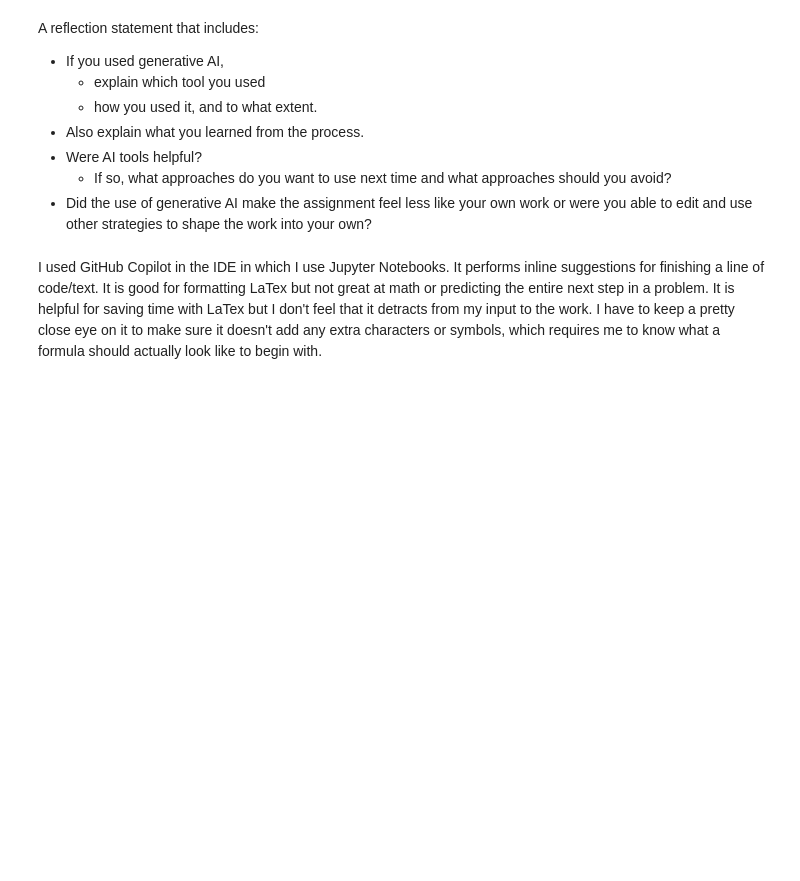
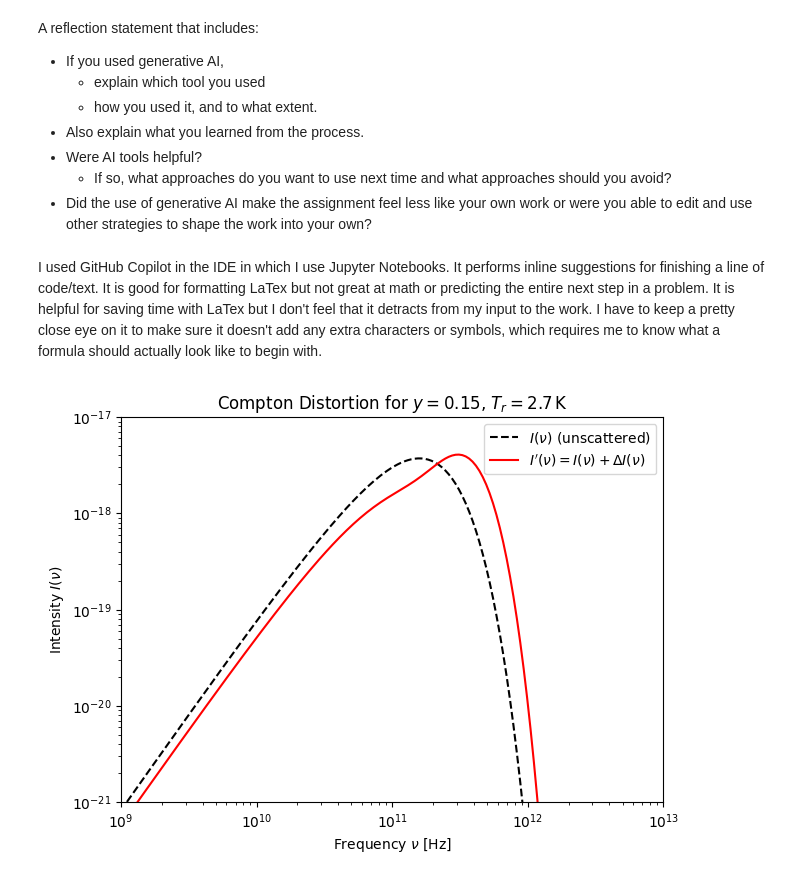
Before and after one commit to richardmoser/School-Jupyters, a Jupyter notebook: HW/Astro Scratch.ipynb, the cells around one changed output. Drawn from its saved outputs; the diff is of its cells as text; code cells hidden in the pictures; blank space fills up the shorter version.

```diff
--- a/HW/Astro Scratch.ipynb
+++ b/HW/Astro Scratch.ipynb
@@ -252,3 +252,99 @@ A reflection statement that includes:
 you able to edit and use other strategies to shape the work into your own?
 # %% [markdown]
 I used GitHub Copilot in the IDE in which I use Jupyter Notebooks. It performs inline suggestions for finishing a line of code/text. It is good for formatting LaTex but not great at math or predicting the entire next step in a problem. It is helpful for saving time with LaTex but I don't feel that it detracts from my input to the work. I have to keep a pretty close eye on it to make sure it doesn't add any extra characters or symbols, which requires me to know what a formula should actually look like to begin with.
+# %%
+import numpy as np
+import matplotlib.pyplot as plt
+
+# ---------------------------
+# 1) Define physical constants
+# ---------------------------
+h = 6.62607015e-34    # Planck's constant, J s
+kB = 1.380649e-23     # Boltzmann constant, J/K
+c = 3.0e8             # Speed of light, m/s
+
+# ---------------------------
+# 2) Define user parameters
+# ---------------------------
+T_r = 2.7             # Radiation temperature [K] (example)
+y  = 0.15             # Compton y-parameter
+Npoints = 200         # Number of frequency samples
+nu_min, nu_max = 1e8, 1e13  # Frequency range [Hz], user can adjust
+
+# ---------------------------
+# 3) Blackbody intensity function I(nu)
+#    I(nu) = (2 h nu^3 / c^2) * 1/[exp(h nu / (kB T_r)) - 1]
+# ---------------------------
+def I_nu(nu, T):
+    x = h * nu / (kB * T)
+    # Avoid numerical overflow/underflow in the exponent if desired
+    # For demonstration, we do a naive approach:
+    return (2.0 * h * nu**3 / c**2) / (np.exp(x) - 1.0)
+
+# ---------------------------
+# 4) Function to compute Delta I using the user formula:
+#    Delta I(nu) = y * nu * d/dnu [ nu^4 * d/dnu ( nu^-3 * I(nu) ) ]
+# We'll do numeric derivatives for demonstration.
+# ---------------------------
+def delta_I_nu(nu, T, yval):
+    # We'll define a small fractional step for the derivative:
+    eps = 1e-5
+
+    # define a helper for f(nu) = nu^-3 * I(nu)
+    def f(nu_):
+        return nu_**(-3) * I_nu(nu_, T)
+
+    # numeric derivative: df/dnu
+    def derivative(f_, nu_):
+        return (f_(nu_*(1+eps)) - f_(nu_*(1-eps))) / (nu_*eps - nu_*(-eps))
+
+    # 1) compute g(nu) = d/dnu( nu^-3 I(nu) )
+    g_nu = derivative(f, nu)
+
+    # 2) h(nu) = nu^4 * g(nu)
+    h_nu = nu**4 * g_nu
+
+    # 3) d/dnu of h(nu), i.e. derivative of [nu^4 d/dnu(nu^-3 I)]
+    #    we do another numeric derivative:
+    def h_func(nu_):
+        # same procedure:
+        g_ = derivative(f, nu_)
+        return nu_**4 * g_
+
+    dh_dn = derivative(h_func, nu)
+
+    # Finally, Delta I(nu):
+    return yval * nu * dh_dn
+
+# ---------------------------
+# 5) Build frequency array & evaluate
+# ---------------------------
+freqs = np.logspace(np.log10(nu_min), np.log10(nu_max), Npoints)
+Inu   = np.array([I_nu(nu_, T_r) for nu_ in freqs])
+dInu  = np.array([delta_I_nu(nu_, T_r, y) for nu_ in freqs])
+Iprime= Inu + dInu
+
+# ---------------------------
+# 6) Plot the results (log-log)
+# ---------------------------
+plt.figure(figsize=(7,5))
+plt.loglog(freqs, Inu, label=r"$I(\nu)$ (unscattered)", color='black', linestyle='--')
+plt.loglog(freqs, Iprime, label=r"$I'(\nu) = I(\nu) + \Delta I(\nu)$", color ='red')
+
+# set x scale from 10^9 to 10^13 Hz
+plt.xlim(1e9, 1e13)
+# set y scale from 10^-25 to 10^-20 SI units
+plt.ylim(1e-21, 1e-17)
+
+#don't show
+
+plt.xlabel(r"Frequency $\nu$ [Hz]")
+plt.ylabel(r"Intensity $I(\nu)$")
+plt.title(r"Compton Distortion for $y=%.2f$, $T_r=%.1f\,\mathrm{K}$" % (y, T_r))
+plt.legend()
+# plt.grid(True, which="both", ls=":")
+# plt.show()
+
+plt.savefig("Compton_Distortion.png")
+# %% [output]
+[figure, added]
```
Also changed, not shown: 6 other files.
